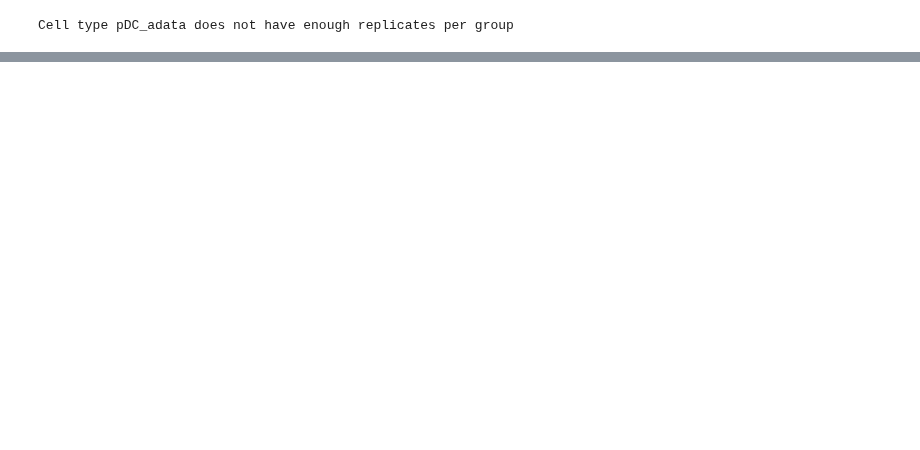
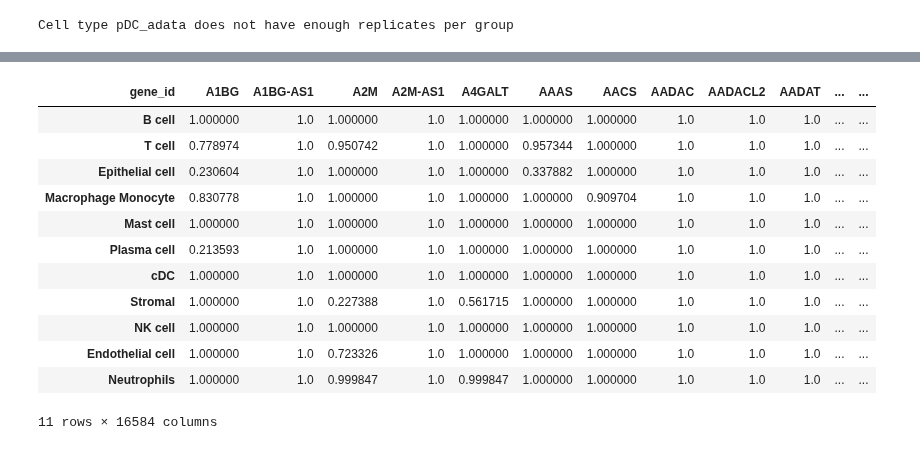
Before and after one commit to icbi-lab/atlas_protocol, a Jupyter notebook: docs/notebooks/06_differential_expression.ipynb, the cells around one changed output, grey strips where cells are left out. Cells and saved outputs as stored; diff of their text form; code cells hidden in the pictures; blank space fills up the shorter version.

```diff
--- a/docs/notebooks/06_differential_expression.ipynb
+++ b/docs/notebooks/06_differential_expression.ipynb
@@ -214,0 +231,28 @@ df
+# %%
+# Concat and build the fdr
+for contrast in contrasts:
+    fdr_mat = (
+        pd.concat(
+            [res.loc[:, ["padj"]].rename(columns={"padj": ct}) for ct, res in contrast["de_res"].items()],
+            axis=1,
+            sort=True,
+        )
+        .fillna(1)
+        .T
+    )
+    contrast["fdr_mat"] = fdr_mat
+    display(fdr_mat)
+# %% [output]
+| gene_id | A1BG | A1BG-AS1 | A2M | A2M-AS1 | A4GALT | AAAS | AACS | AADAC | AADACL2 | AADAT | ... | ... |
+| B cell | 1.000000 | 1.0 | 1.000000 | 1.0 | 1.000000 | 1.000000 | 1.000000 | 1.0 | 1.0 | 1.0 | ... | ... |
+| T cell | 0.778974 | 1.0 | 0.950742 | 1.0 | 1.000000 | 0.957344 | 1.000000 | 1.0 | 1.0 | 1.0 | ... | ... |
+| Epithelial cell | 0.230604 | 1.0 | 1.000000 | 1.0 | 1.000000 | 0.337882 | 1.000000 | 1.0 | 1.0 | 1.0 | ... | ... |
+| Macrophage Monocyte | 0.830778 | 1.0 | 1.000000 | 1.0 | 1.000000 | 1.000000 | 0.909704 | 1.0 | 1.0 | 1.0 | ... | ... |
+| Mast cell | 1.000000 | 1.0 | 1.000000 | 1.0 | 1.000000 | 1.000000 | 1.000000 | 1.0 | 1.0 | 1.0 | ... | ... |
+| Plasma cell | 0.213593 | 1.0 | 1.000000 | 1.0 | 1.000000 | 1.000000 | 1.000000 | 1.0 | 1.0 | 1.0 | ... | ... |
+| cDC | 1.000000 | 1.0 | 1.000000 | 1.0 | 1.000000 | 1.000000 | 1.000000 | 1.0 | 1.0 | 1.0 | ... | ... |
+| Stromal | 1.000000 | 1.0 | 0.227388 | 1.0 | 0.561715 | 1.000000 | 1.000000 | 1.0 | 1.0 | 1.0 | ... | ... |
+| NK cell | 1.000000 | 1.0 | 1.000000 | 1.0 | 1.000000 | 1.000000 | 1.000000 | 1.0 | 1.0 | 1.0 | ... | ... |
+| Endothelial cell | 1.000000 | 1.0 | 0.723326 | 1.0 | 1.000000 | 1.000000 | 1.000000 | 1.0 | 1.0 | 1.0 | ... | ... |
+| Neutrophils | 1.000000 | 1.0 | 0.999847 | 1.0 | 0.999847 | 1.000000 | 1.000000 | 1.0 | 1.0 | 1.0 | ... | ... |
+11 rows × 16584 columns
```
Also changed, not shown: parts of 25 cells of this notebook.
